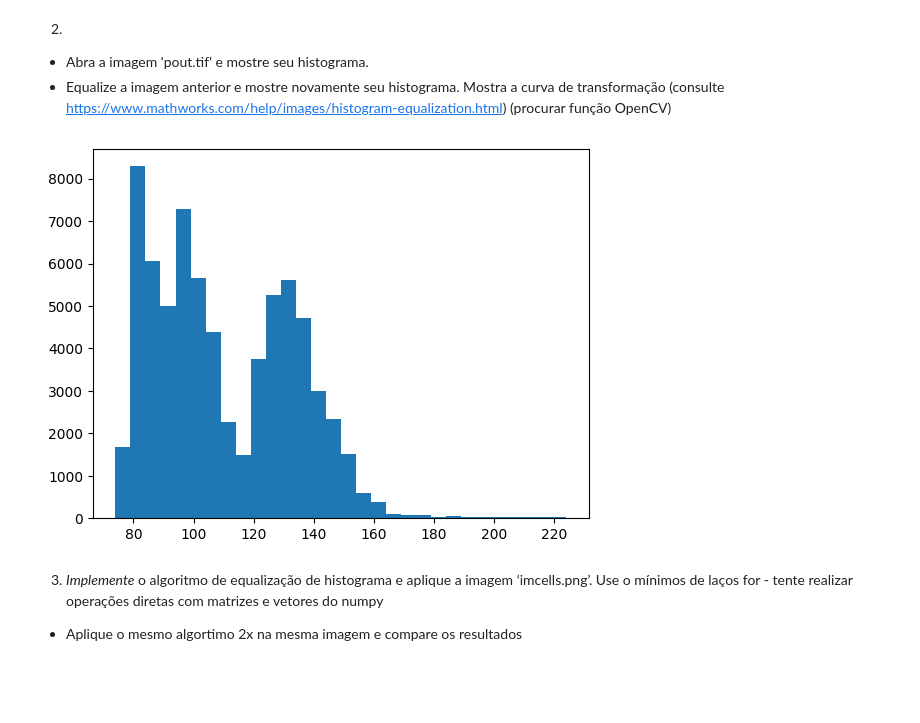
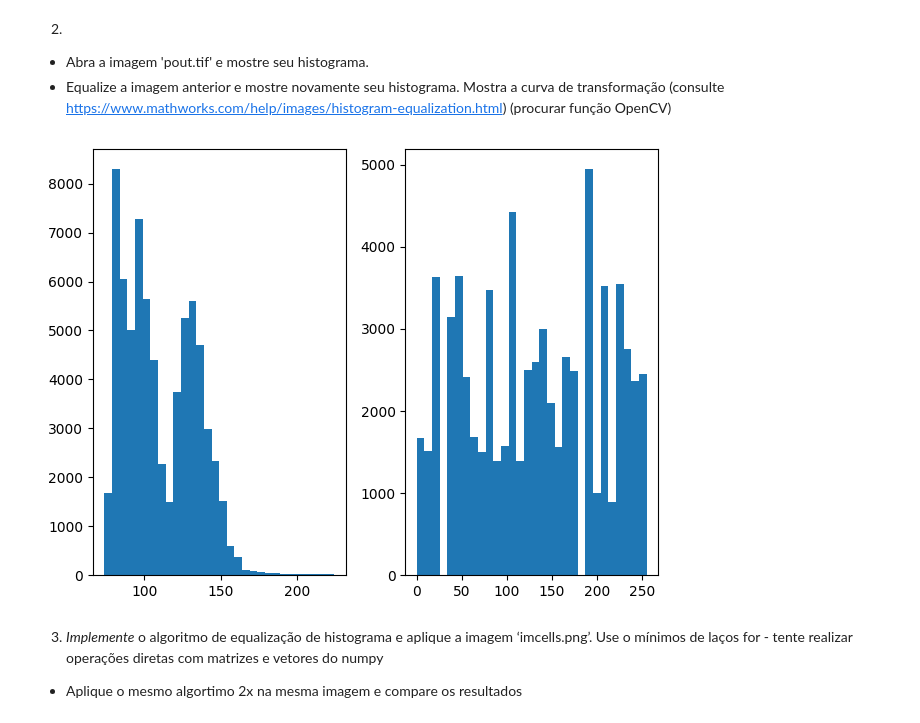
Before and after one commit to fernandofavaro1/gbc216_t2_G13, a Jupyter notebook: Lab03 - Histogram Equalization/Lab03_hist.ipynb, the cells around one changed output. Drawn from its saved outputs; the diff is of its cells as text; code cells hidden in the pictures; blank space fills up the shorter version.

Commit message:
Faltou um plot no lab 03

```diff
--- a/Lab03 - Histogram Equalization/Lab03_hist.ipynb
+++ b/Lab03 - Histogram Equalization/Lab03_hist.ipynb
@@ -49,26 +49,33 @@ plt.imshow(log_img)
 # %%
 import numpy as np
 import matplotlib.pyplot as plt
 import cv2
 
 def countRecurrence(imgArray, size):
   recurrenceArray = [0]*size
   for img in imgArray:
     recurrenceArray[img] += 1
   return recurrenceArray
 
 img = cv2.imread('pout.tif', 0)
 imgArray = []
 for i in range(img.shape[0]):
   for j in range(img.shape[1]):
     imgArray.append(img[i][j])
+
+plt.subplot(1,2,1)
 plt.hist(imgArray, bins=30)
 
 recurrence = countRecurrence (imgArray, len(imgArray))
 
 q = cv2.equalizeHist(img)
+plt.subplot(1,2,2)
+plt.hist(q.ravel(), bins=30) # ravel é pra achatar em uma dimensão pq a gente tem uma matriz
+
+plt.tight_layout()
+plt.show()
 # %% [output]
-[figure, old version]
+[figure, new version]
 # %% [markdown]
 3) *Implemente* o algoritmo de equalização de histograma e aplique a imagem ‘imcells.png’. Use o mínimos de laços for - tente realizar operações diretas com matrizes e vetores do numpy
 - Aplique o mesmo algortimo 2x na mesma imagem e compare os resultados
```
